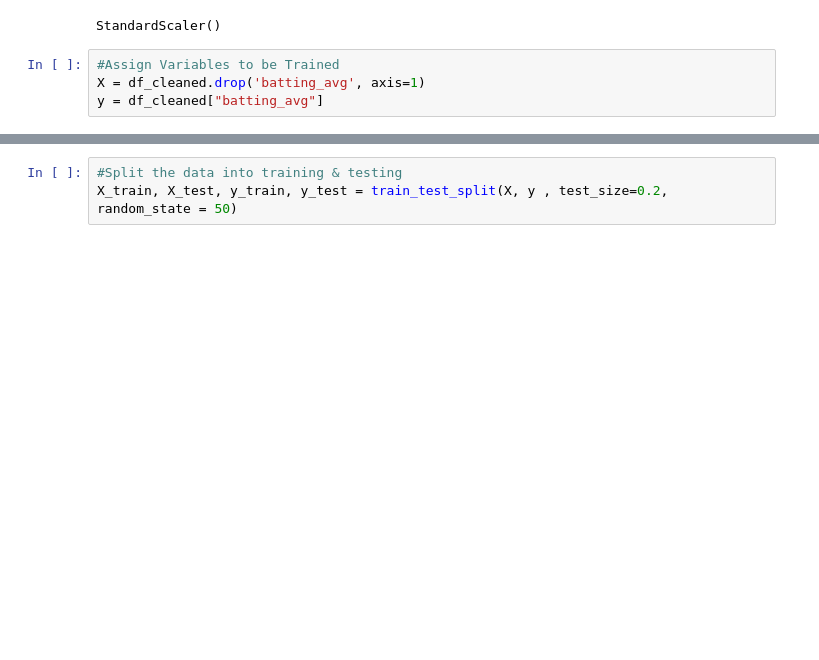
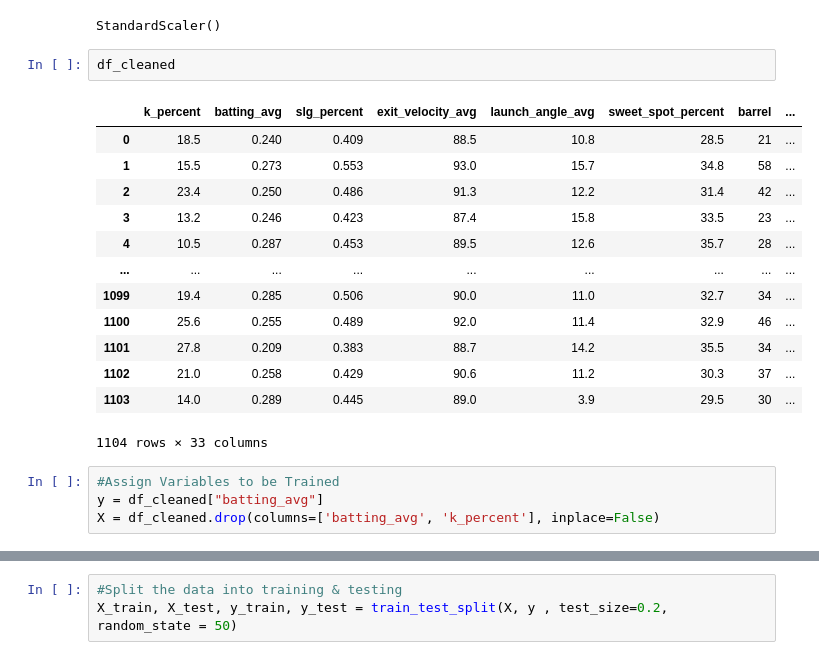
Before and after one commit to askarovamari/Project-4---Team-7, a Jupyter notebook: RandomForest.ipynb, the cells around one changed output, grey strips where cells are left out. Saved outputs shown, nothing was run; the diff lists cells and outputs as text; blank space fills up the shorter version.

```diff
--- a/RandomForest.ipynb
+++ b/RandomForest.ipynb
@@ -99,8 +100,24 @@ scaler = StandardScaler()
 scaler.fit(dfFullYear)
 # %% [output]
 StandardScaler()
+# %%
+df_cleaned
+# %% [output]
+|  | k_percent | batting_avg | slg_percent | exit_velocity_avg | launch_angle_avg | sweet_spot_percent | barrel | ... |
+| 0 | 18.5 | 0.240 | 0.409 | 88.5 | 10.8 | 28.5 | 21 | ... |
+| 1 | 15.5 | 0.273 | 0.553 | 93.0 | 15.7 | 34.8 | 58 | ... |
+| 2 | 23.4 | 0.250 | 0.486 | 91.3 | 12.2 | 31.4 | 42 | ... |
+| 3 | 13.2 | 0.246 | 0.423 | 87.4 | 15.8 | 33.5 | 23 | ... |
+| 4 | 10.5 | 0.287 | 0.453 | 89.5 | 12.6 | 35.7 | 28 | ... |
+| ... | ... | ... | ... | ... | ... | ... | ... | ... |
+| 1099 | 19.4 | 0.285 | 0.506 | 90.0 | 11.0 | 32.7 | 34 | ... |
+| 1100 | 25.6 | 0.255 | 0.489 | 92.0 | 11.4 | 32.9 | 46 | ... |
+| 1101 | 27.8 | 0.209 | 0.383 | 88.7 | 14.2 | 35.5 | 34 | ... |
+| 1102 | 21.0 | 0.258 | 0.429 | 90.6 | 11.2 | 30.3 | 37 | ... |
+| 1103 | 14.0 | 0.289 | 0.445 | 89.0 | 3.9 | 29.5 | 30 | ... |
+1104 rows × 33 columns
 # %%
 #Assign Variables to be Trained
-X = df_cleaned.drop('batting_avg', axis=1)
 y = df_cleaned["batting_avg"]
+X = df_cleaned.drop(columns=['batting_avg', 'k_percent'], inplace=False)
 # %%
```
Also changed, not shown: parts of 8 cells of this notebook, 6 other files.
